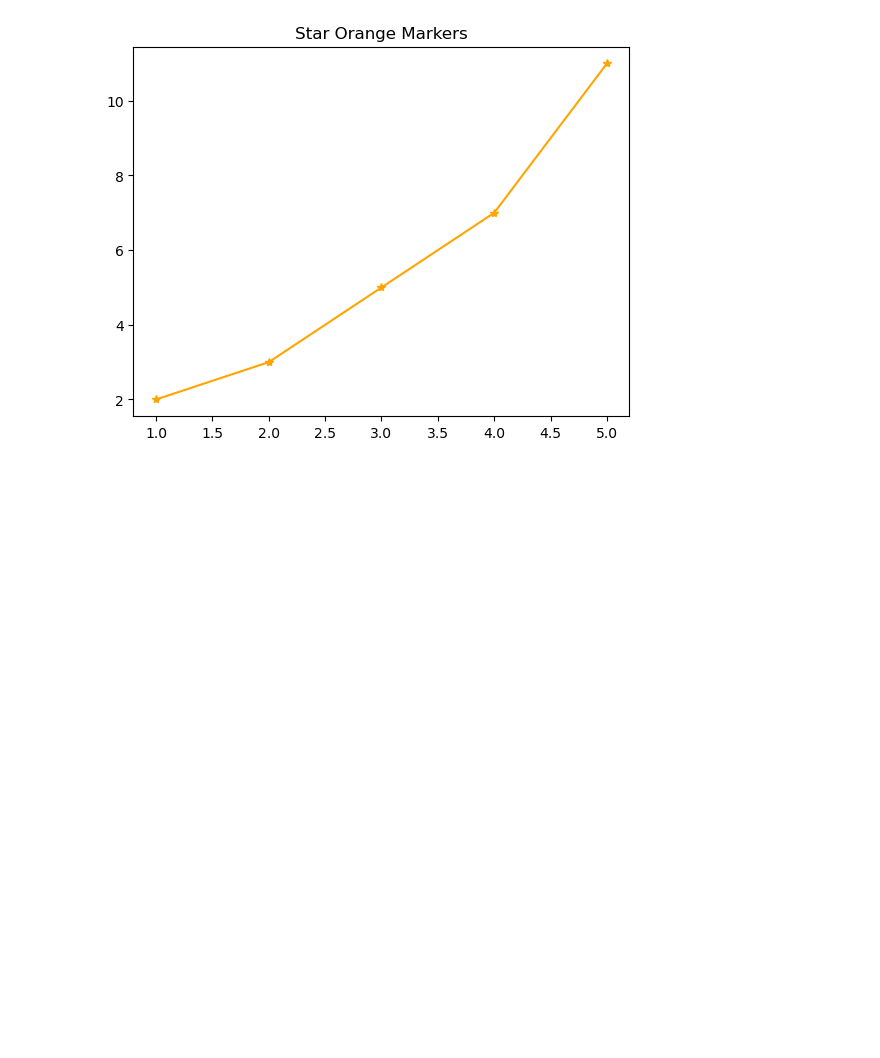
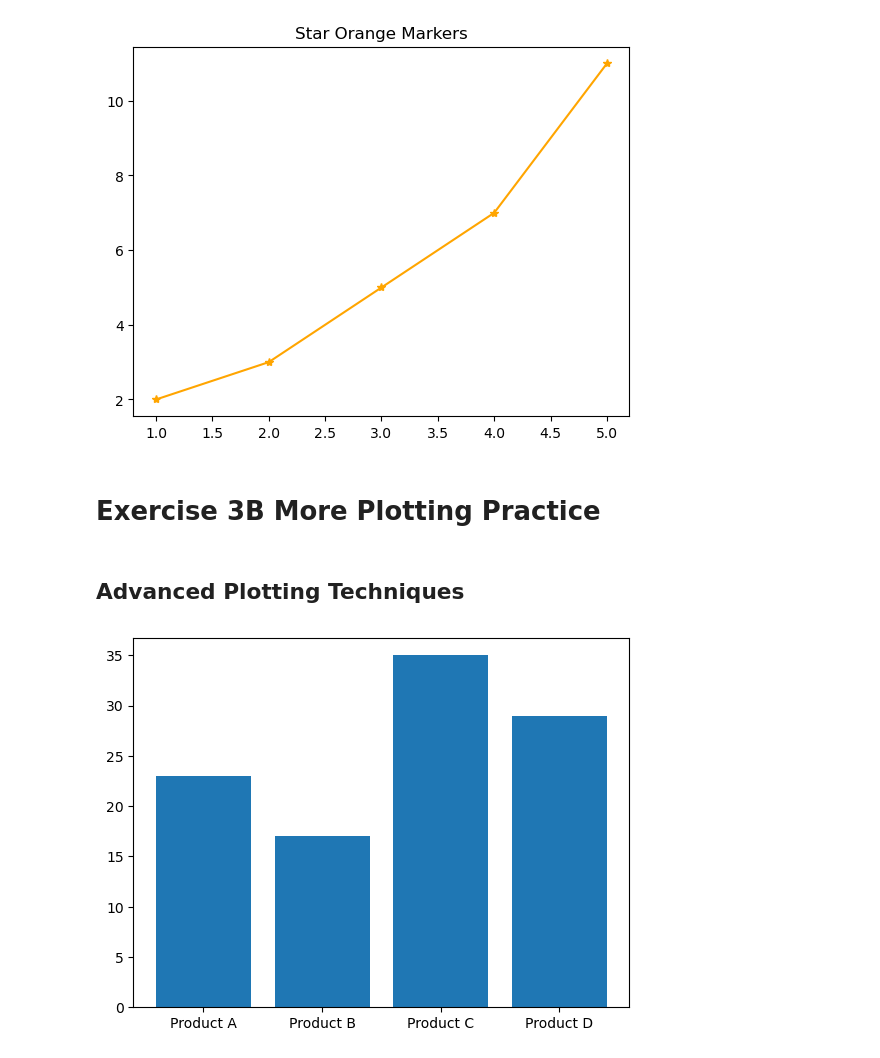
Before and after one commit to smayamelgara-data/GitRepo, a Jupyter notebook: week-07/Ex3A_Plotting_Data.ipynb, the cells around one changed output. Cells and saved outputs as stored; diff of their text form; code cells hidden in the pictures; blank space fills up the shorter version.

```diff
--- a/week-07/Ex3A_Plotting_Data.ipynb
+++ b/week-07/Ex3A_Plotting_Data.ipynb
@@ -73,3 +73,17 @@ plt.title("Star Orange Markers")
 plt.show()
 # %% [output]
 [figure]
+# %% [markdown]
+# Exercise 3B More Plotting Practice
+# %% [markdown]
+## Advanced Plotting Techniques
+# %%
+products = ['Product A', 'Product B', 'Product C', 'Product D']
+
+sales = [23, 17, 35, 29]
+
+plt.bar(products, sales)
+
+plt.show()
+# %% [output]
+[figure, added]
```
Also changed, not shown: parts of 8 cells of this notebook.
